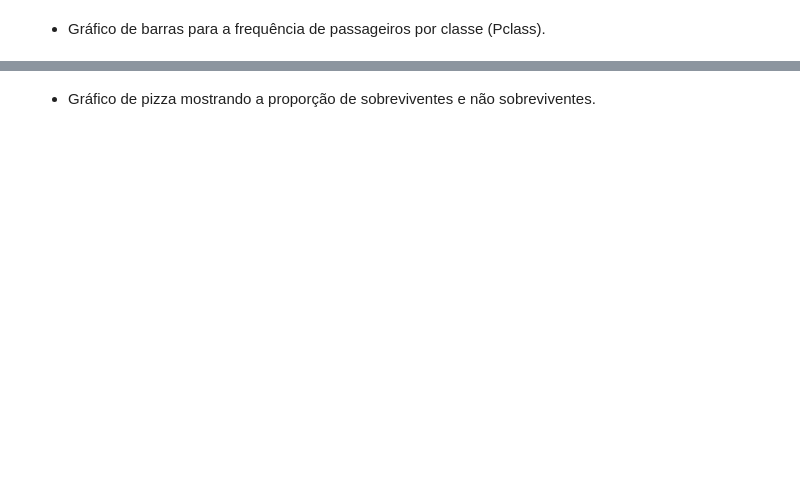
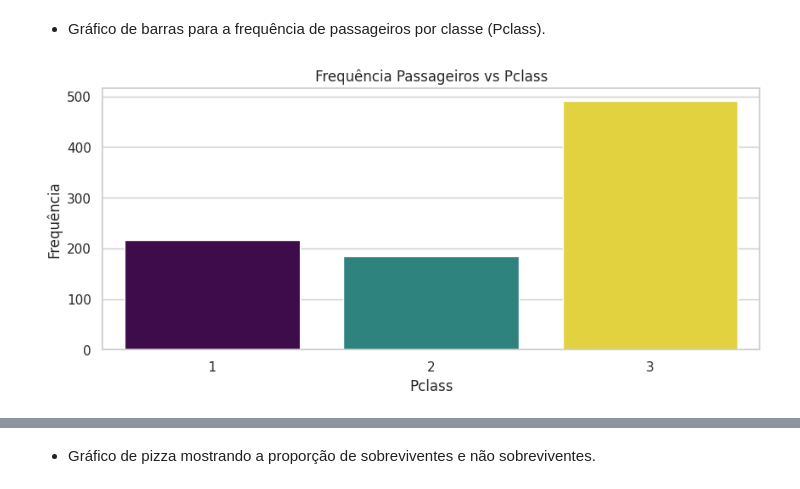
Before and after one commit to jessicalewinter/deep-learning-specialization, a Jupyter notebook: course-notebooks/statistics/T3_PosDL_Titanic.ipynb, the cells around one changed output, grey strips where cells are left out. Drawn from its saved outputs; the diff is of its cells as text; code cells hidden in the pictures; blank space fills up the shorter version.

```diff
--- a/course-notebooks/statistics/T3_PosDL_Titanic.ipynb
+++ b/course-notebooks/statistics/T3_PosDL_Titanic.ipynb
@@ -933,0 +935,12 @@ plt.show()
+# %%
+# plot frequencia passageiros vs Pclass
+plt.figure(figsize=(10, 4))
+
+sns.countplot(data=titanic, x="pclass", hue="pclass", palette="viridis", legend=False)
+
+plt.title("Frequência Passageiros vs Pclass")
+plt.xlabel("Pclass")
+plt.ylabel("Frequência")
+plt.show()
+# %% [output]
+[figure, added]
```
Also changed, not shown: parts of 31 cells of this notebook.
